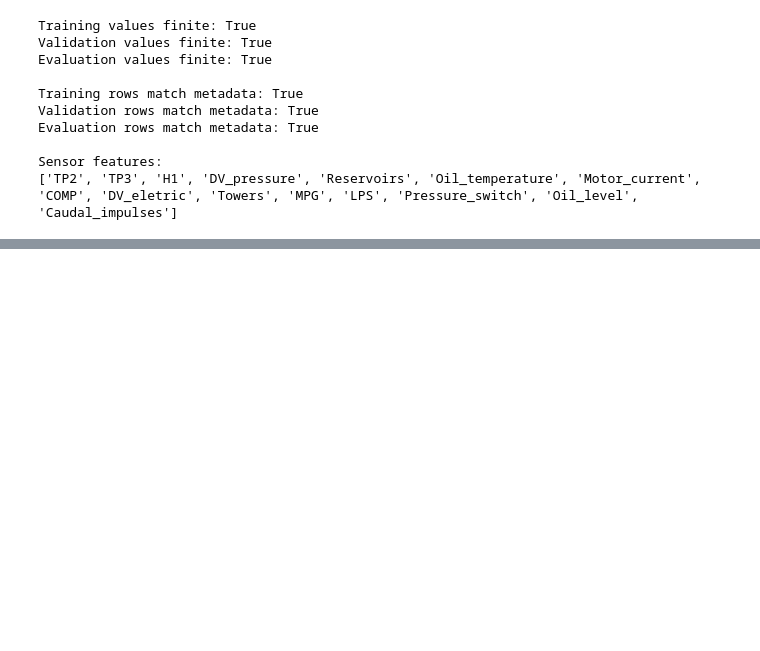
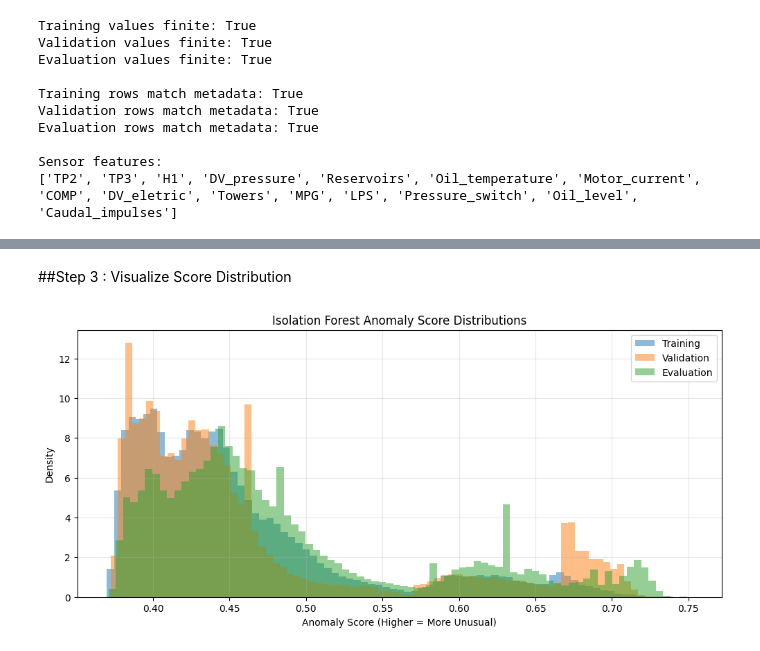
Before and after one commit to shashikawka/268452H-CS5998-Capstone-Project, a Jupyter notebook: 03_Isolation_Forest_Baseline.ipynb, the cells around one changed output, grey strips where cells are left out. Cells and saved outputs as stored; diff of their text form; code cells hidden in the pictures; blank space fills up the shorter version.

Commit message:
Baseline_Model : Implement Isolation Forest baseline with anomaly scoring and failure interval evaluation

```diff
--- a/03_Isolation_Forest_Baseline.ipynb
+++ b/03_Isolation_Forest_Baseline.ipynb
@@ -80,0 +107,17 @@ Sensor features:
+# %%
+train_scores = -isolation_forest.score_samples(X_train)
+val_scores = -isolation_forest.score_samples(X_val)
+eval_scores = -isolation_forest.score_samples(X_eval)
+
+print("Training scores:", train_scores.shape)
+print("Validation scores:", val_scores.shape)
+print("Evaluation scores:", eval_scores.shape)
+
+print("\nTraining score range:",
+      train_scores.min(), "to", train_scores.max())
+
+print("Validation score range:",
+      val_scores.min(), "to", val_scores.max())
+
+print("Evaluation score range:",
+      eval_scores.min(), "to", eval_scores.max())
@@ -80,0 +132,22 @@ Sensor features:
+# %% [markdown]
+##Step 3 : Visualize Score Distribution
+# %%
+plt.figure(figsize=(12, 5))
+
+plt.hist(train_scores, bins=80, alpha=0.5,
+         density=True, label='Training')
+
+plt.hist(val_scores, bins=80, alpha=0.5,
+         density=True, label='Validation')
+
+plt.hist(eval_scores, bins=80, alpha=0.5,
+         density=True, label='Evaluation')
+
+plt.xlabel('Anomaly Score (Higher = More Unusual)')
+plt.ylabel('Density')
+plt.title('Isolation Forest Anomaly Score Distributions')
+plt.legend()
+plt.grid(alpha=0.3)
+plt.show()
+# %% [output]
+[figure, added]
```
Also changed, not shown: parts of 21 cells of this notebook.
